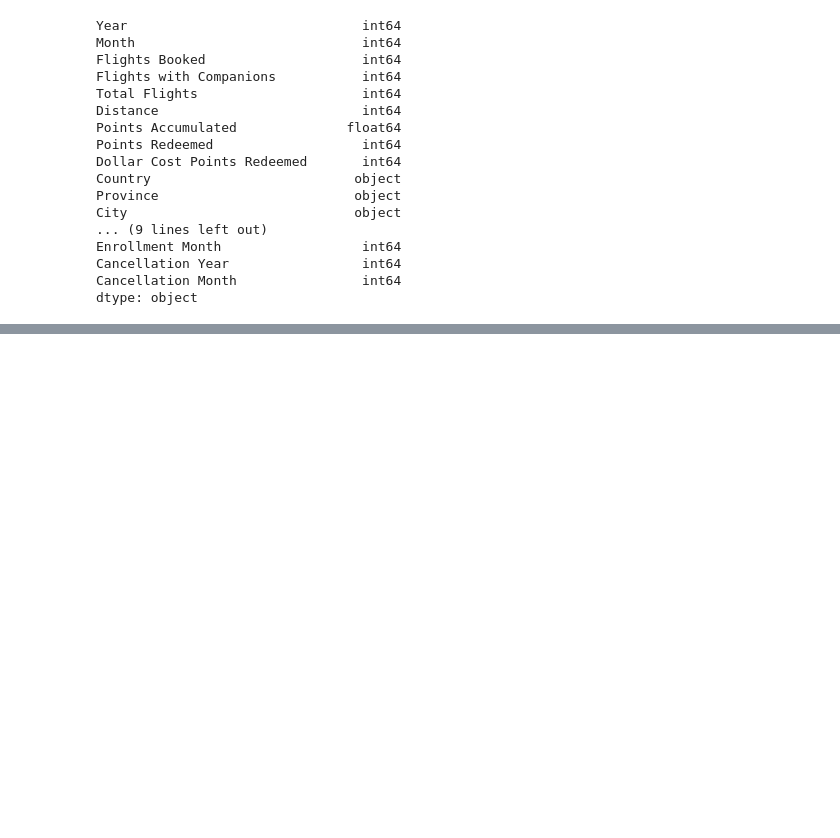
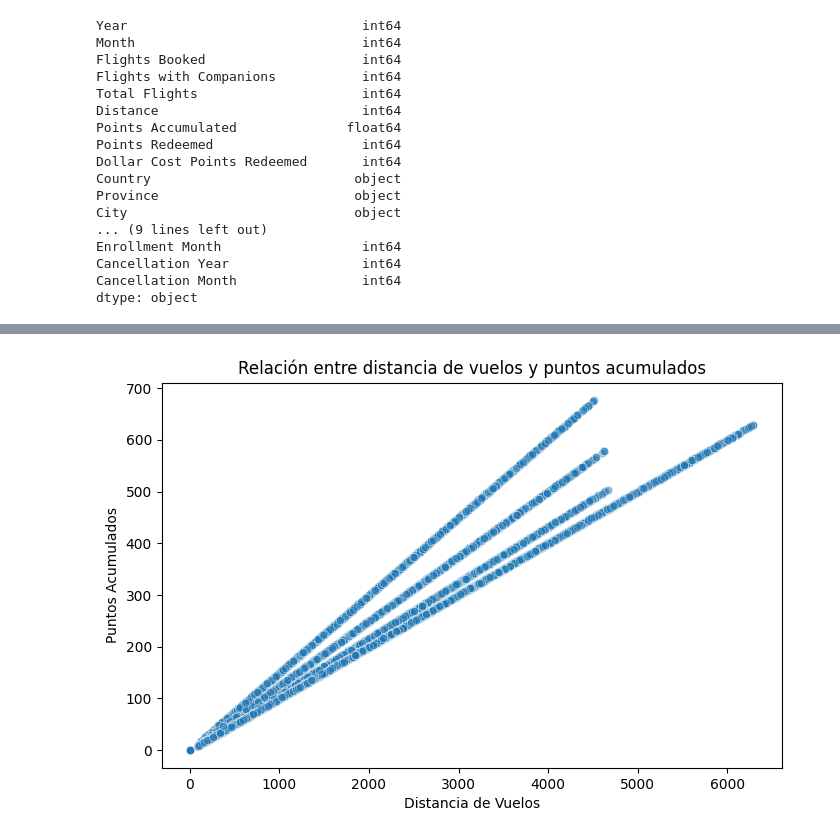
Before and after one commit to antoaag/Adalab-bda-modulo-3-evaluacion-final-antoaag, a Jupyter notebook: examen final modulo 3.ipynb, the cells around one changed output, grey strips where cells are left out. Drawn from its saved outputs; the diff is of its cells as text; code cells hidden in the pictures; blank space fills up the shorter version.

```diff
--- a/examen final modulo 3.ipynb
+++ b/examen final modulo 3.ipynb
@@ -217,0 +237,12 @@ import seaborn as sns
+# %%
+plt.figure(figsize=(8,5))
+
+# Gráfico de dispersión con seaborn
+sns.scatterplot(x=df_merged["Distance"], y=df_merged["Points Accumulated"], alpha=0.5)
+
+plt.xlabel("Distancia de Vuelos")
+plt.ylabel("Puntos Acumulados")
+plt.title("Relación entre distancia de vuelos y puntos acumulados")
+plt.show()
+# %% [output]
+[figure, added]
```
Also changed, not shown: parts of 6 cells of this notebook.
